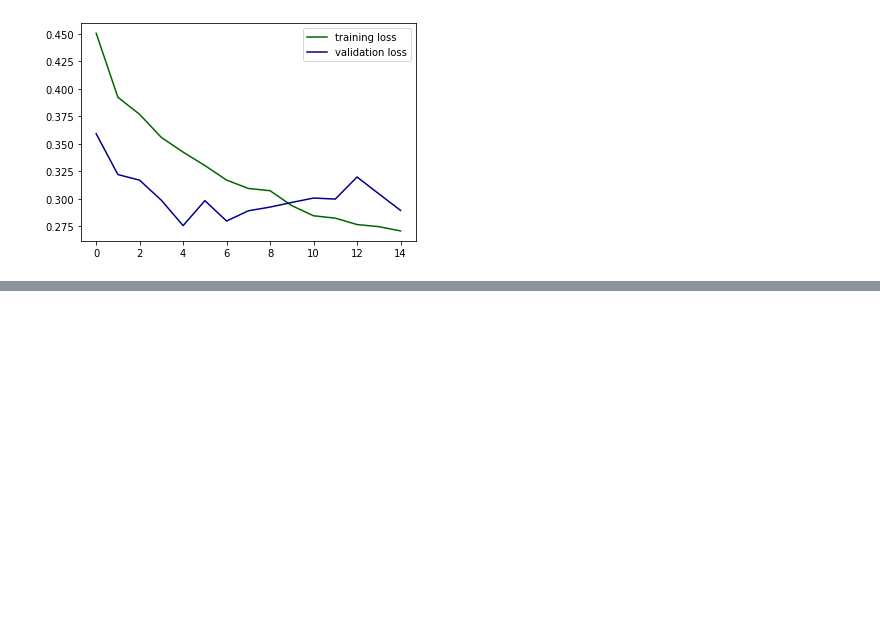
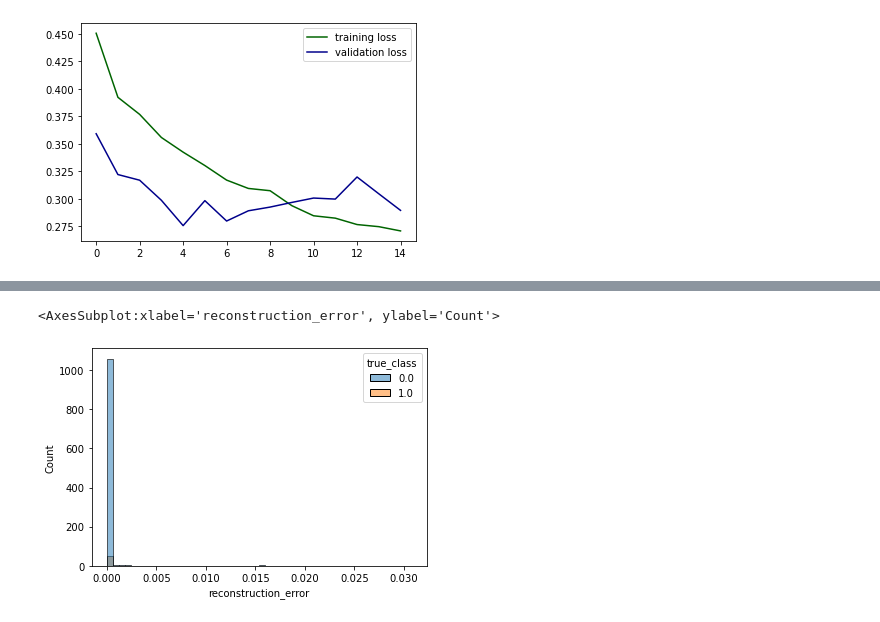
Before and after one commit to ba-group-projects/insurance-fraud-detection, a Jupyter notebook: main-update.ipynb, the cells around one changed output, grey strips where cells are left out. Drawn from its saved outputs; the diff is of its cells as text; code cells hidden in the pictures; blank space fills up the shorter version.

```diff
--- a/main-update.ipynb
+++ b/main-update.ipynb
@@ -1425,0 +1562,5 @@ y_val
+# %%
+X_pred = best_model.predict(X_test)
+mse = np.mean(np.power(X_test - X_pred, 2), axis = 1)
+error_df = pd.DataFrame({'reconstruction_error': mse, 'true_class': y_test.flatten()})
+error_df
@@ -1426 +1608,14 @@ y_val
+# %%
+# fig = plt.figure()
+# ax = fig.add_subplot(111)
+# fraud_error_df = error_df[error_df['true_class'] == 1]
+
+# plot two colours for fraud and non-fraud
+sns.histplot(data=error_df, x="reconstruction_error", hue='true_class', bins=50)
+# sns.histplot(data=penguins, x="flipper_length_mm", hue="species")
+
+# _ = ax.hist(error_df.reconstruction_error.values, bins=10)
+# %% [output]
+<AxesSubplot:xlabel='reconstruction_error', ylabel='Count'>
+[figure, added]
 # %%
```
Also changed, not shown: parts of 27 cells of this notebook.
